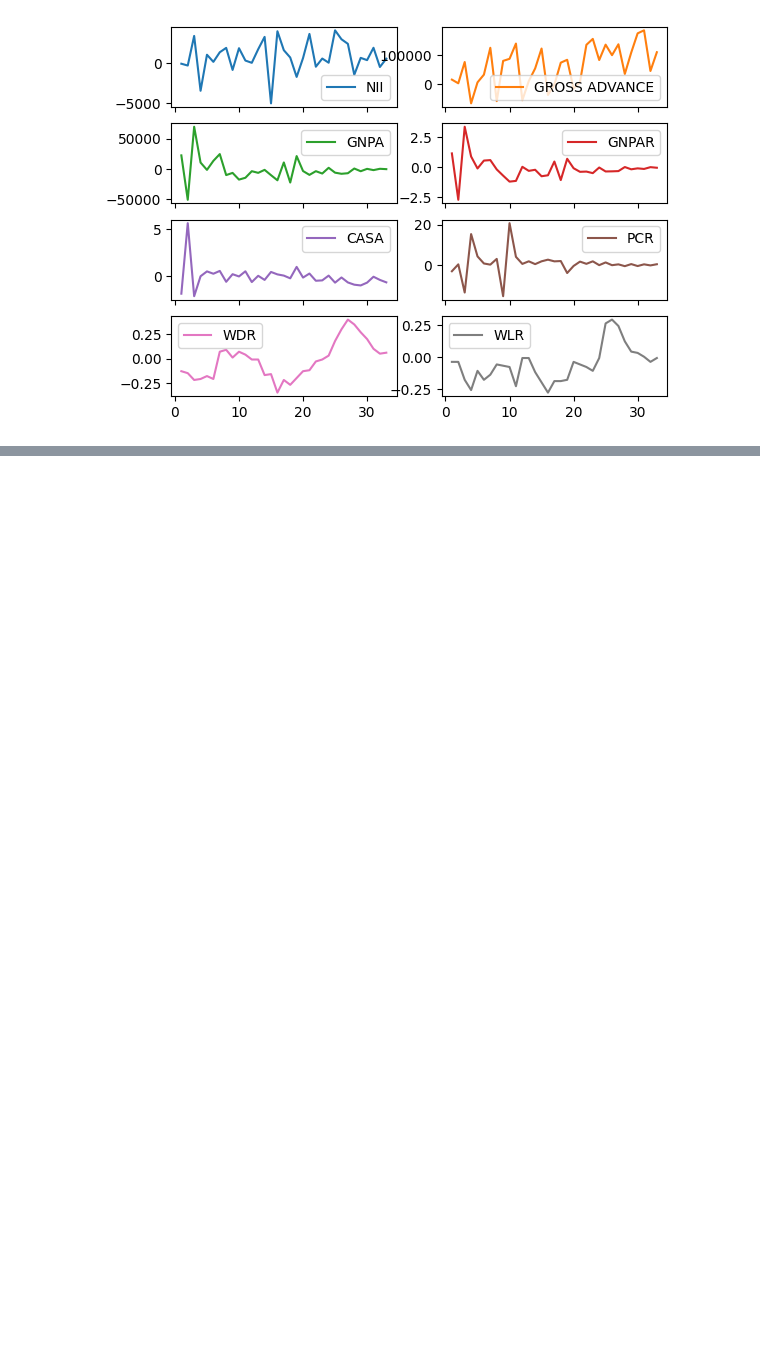
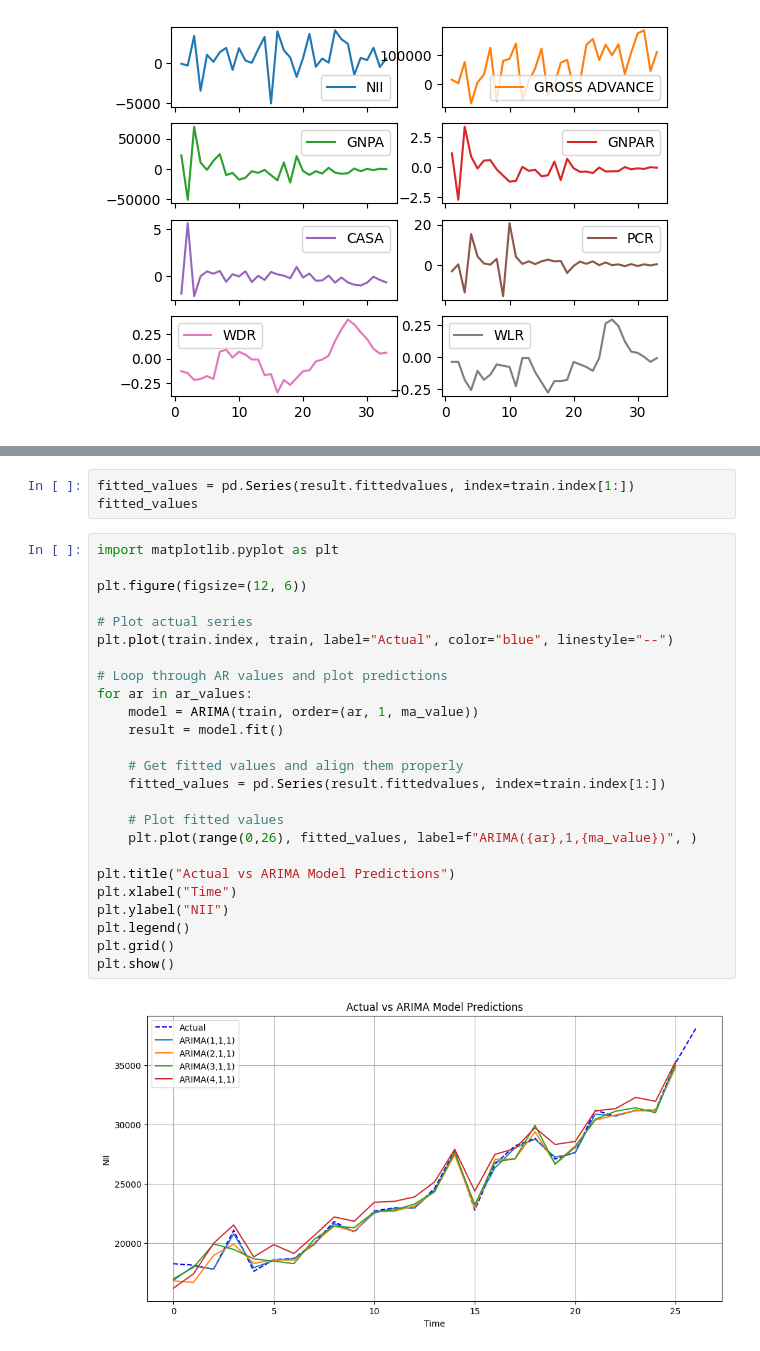
Before and after one commit to Atreyee4702/nii-forecast, a Jupyter notebook: univariate analysis.ipynb, the cells around one changed output, grey strips where cells are left out. Drawn from its saved outputs; the diff is of its cells as text; blank space fills up the shorter version.

```diff
--- a/univariate analysis.ipynb
+++ b/univariate analysis.ipynb
@@ -161,0 +236,30 @@ ETS Model Mean Squared Error: 3152650.931051321
+# %%
+fitted_values = pd.Series(result.fittedvalues, index=train.index[1:])
+fitted_values
+# %%
+import matplotlib.pyplot as plt
+
+plt.figure(figsize=(12, 6))
+
+# Plot actual series
+plt.plot(train.index, train, label="Actual", color="blue", linestyle="--")
+
+# Loop through AR values and plot predictions
+for ar in ar_values:
+    model = ARIMA(train, order=(ar, 1, ma_value))
+    result = model.fit()
+
+    # Get fitted values and align them properly
+    fitted_values = pd.Series(result.fittedvalues, index=train.index[1:])
+
+    # Plot fitted values
+    plt.plot(range(0,26), fitted_values, label=f"ARIMA({ar},1,{ma_value})", )
+
+plt.title("Actual vs ARIMA Model Predictions")
+plt.xlabel("Time")
+plt.ylabel("NII")
+plt.legend()
+plt.grid()
+plt.show()
+# %% [output]
+[figure, added]
```
Also changed, not shown: parts of 34 cells of this notebook, 2 other files.
